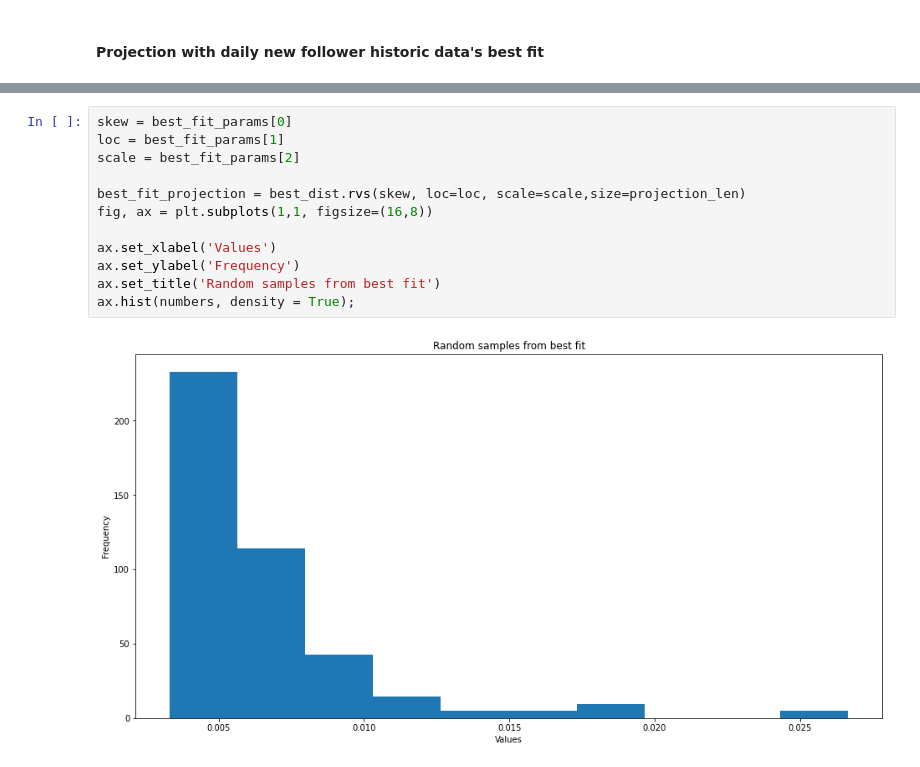
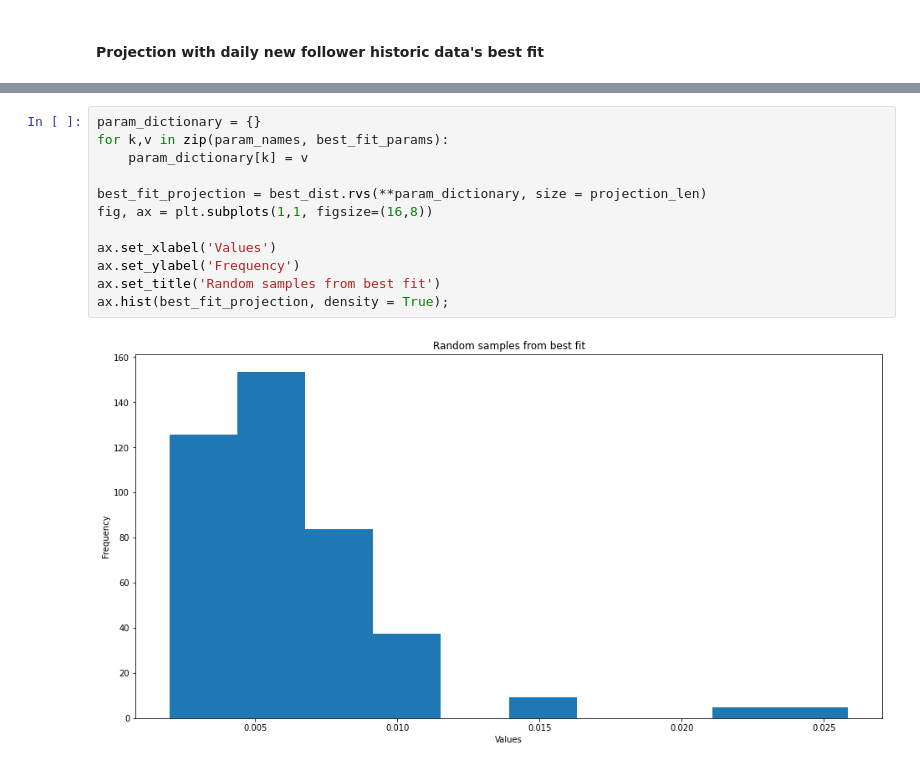
Before and after one commit to sgalinanes/instagram-analyzer, a Jupyter notebook: Instagram Insights Analysis.ipynb, the cells around one changed output, grey strips where cells are left out. Drawn from its saved outputs; the diff is of its cells as text.

```diff
--- a/Instagram Insights Analysis.ipynb
+++ b/Instagram Insights Analysis.ipynb
@@ -540,17 +538,17 @@ ax.axvline(x = 0, color = 'k');
 # %%
-skew = best_fit_params[0]
-loc = best_fit_params[1]
-scale = best_fit_params[2]
+param_dictionary = {}
+for k,v in zip(param_names, best_fit_params):
+    param_dictionary[k] = v
 
-best_fit_projection = best_dist.rvs(skew, loc=loc, scale=scale,size=projection_len)
+best_fit_projection = best_dist.rvs(**param_dictionary, size = projection_len)
 fig, ax = plt.subplots(1,1, figsize=(16,8))
 
 ax.set_xlabel('Values')
 ax.set_ylabel('Frequency')
 ax.set_title('Random samples from best fit')
-ax.hist(numbers, density = True);
+ax.hist(best_fit_projection, density = True);
 # %% [output]
-[figure, old version]
+[figure, new version]
 # %%
 fig, ax = plt.subplots(1,1, figsize=(16,8))
 
```
Also changed, not shown: parts of 27 cells of this notebook, 2 other files.
